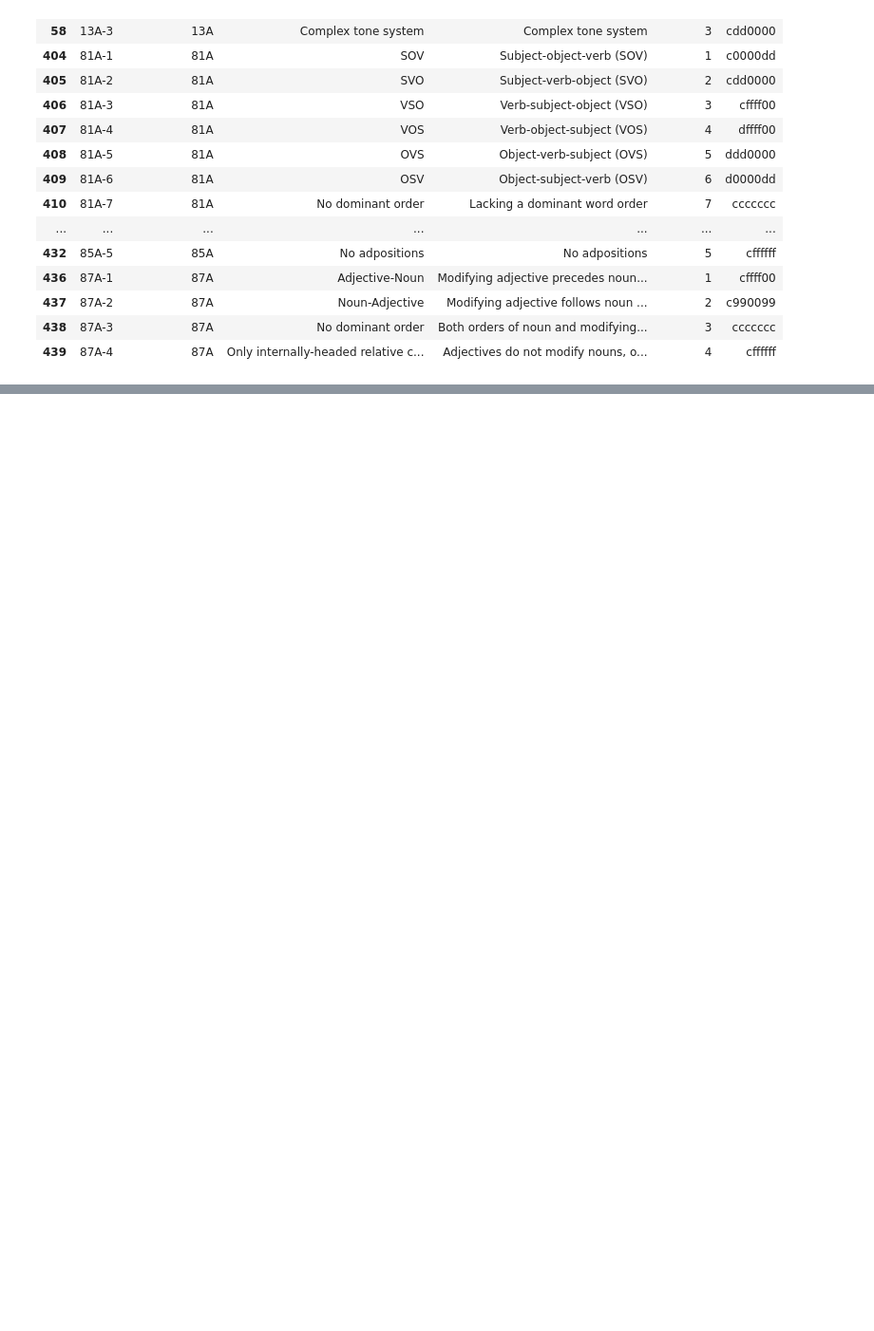
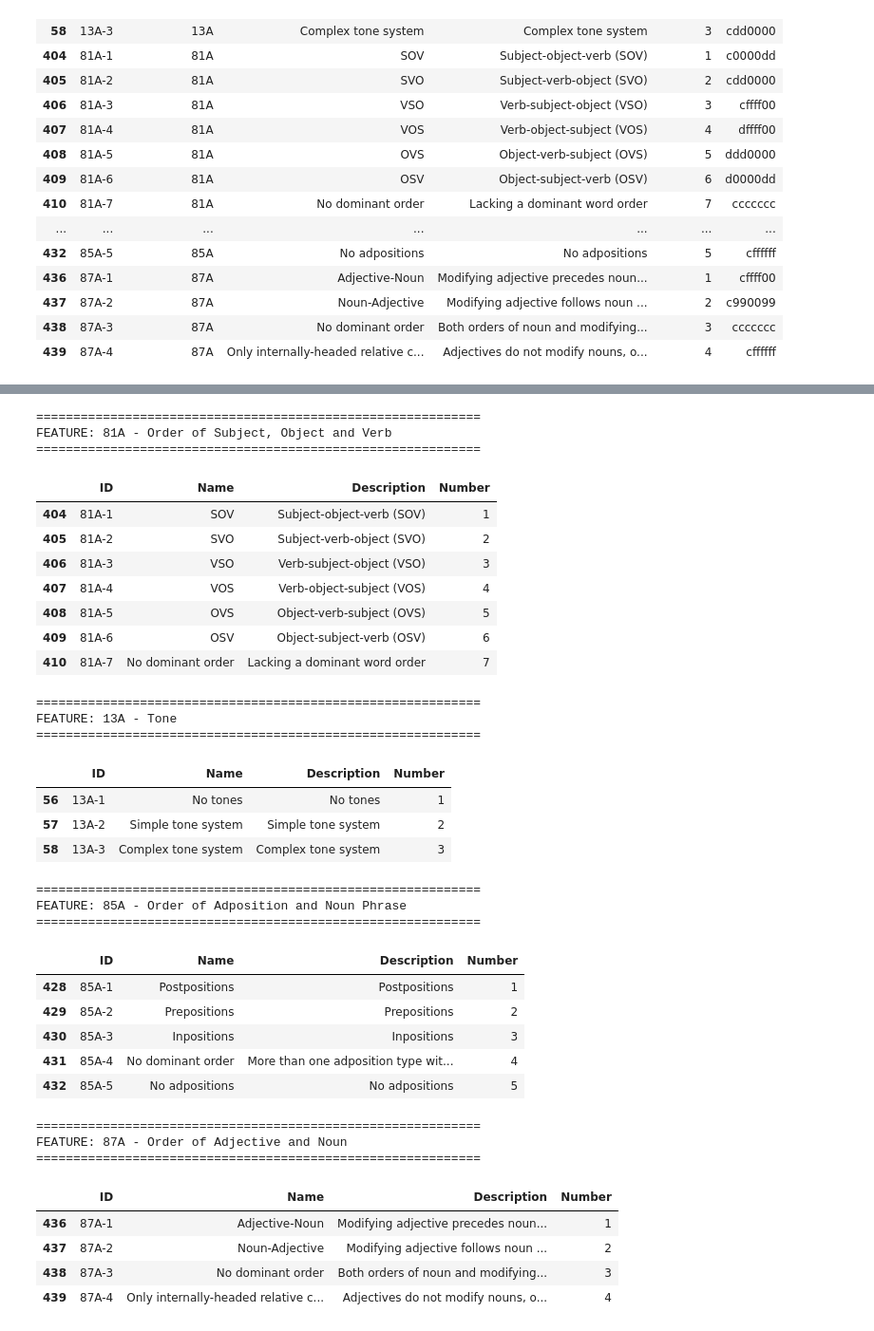
Before and after one commit to Rani-Wheeza/wals-linguistic-association-analysis, a Jupyter notebook: notebooks/01_wals_data_understanding.ipynb, the cells around one changed output, grey strips where cells are left out. Shown at 95% size. Saved outputs shown, nothing was run; the diff lists cells and outputs as text; code cells hidden in the pictures; blank space fills up the shorter version.

```diff
--- a/notebooks/01_wals_data_understanding.ipynb
+++ b/notebooks/01_wals_data_understanding.ipynb
@@ -230,0 +269,56 @@ SELECTED FEATURE CATEGORIES
+# %%
+# Display the available categories for each selected WALS feature
+
+for feature in selected_features:
+
+    # Retrieve the name of the current feature
+    feature_name = parameters.loc[
+        parameters["ID"] == feature, "Name"
+    ].iloc[0]
+
+    print("\n" + "=" * 60)
+    print(f"FEATURE: {feature} - {feature_name}")
+    print("=" * 60)
+
+    # Retrieve and display the categories associated with the feature
+    feature_codes = codes[
+        codes["Parameter_ID"] == feature
+    ][["ID", "Name", "Description", "Number"]]
+
+    display(feature_codes.sort_values("Number"))
+# %% [output]
+============================================================
+FEATURE: 81A - Order of Subject, Object and Verb
+============================================================
+|  | ID | Name | Description | Number |
+| 404 | 81A-1 | SOV | Subject-object-verb (SOV) | 1 |
+| 405 | 81A-2 | SVO | Subject-verb-object (SVO) | 2 |
+| 406 | 81A-3 | VSO | Verb-subject-object (VSO) | 3 |
+| 407 | 81A-4 | VOS | Verb-object-subject (VOS) | 4 |
+| 408 | 81A-5 | OVS | Object-verb-subject (OVS) | 5 |
+| 409 | 81A-6 | OSV | Object-subject-verb (OSV) | 6 |
+| 410 | 81A-7 | No dominant order | Lacking a dominant word order | 7 |
+============================================================
+FEATURE: 13A - Tone
+============================================================
+|  | ID | Name | Description | Number |
+| 56 | 13A-1 | No tones | No tones | 1 |
+| 57 | 13A-2 | Simple tone system | Simple tone system | 2 |
+| 58 | 13A-3 | Complex tone system | Complex tone system | 3 |
+============================================================
+FEATURE: 85A - Order of Adposition and Noun Phrase
+============================================================
+|  | ID | Name | Description | Number |
+| 428 | 85A-1 | Postpositions | Postpositions | 1 |
+| 429 | 85A-2 | Prepositions | Prepositions | 2 |
+| 430 | 85A-3 | Inpositions | Inpositions | 3 |
+| 431 | 85A-4 | No dominant order | More than one adposition type wit... | 4 |
+| 432 | 85A-5 | No adpositions | No adpositions | 5 |
+============================================================
+FEATURE: 87A - Order of Adjective and Noun
+============================================================
+|  | ID | Name | Description | Number |
+| 436 | 87A-1 | Adjective-Noun | Modifying adjective precedes noun... | 1 |
+| 437 | 87A-2 | Noun-Adjective | Modifying adjective follows noun ... | 2 |
+| 438 | 87A-3 | No dominant order | Both orders of noun and modifying... | 3 |
+| 439 | 87A-4 | Only internally-headed relative c... | Adjectives do not modify nouns, o... | 4 |
```
Also changed, not shown: parts of 22 cells of this notebook.
